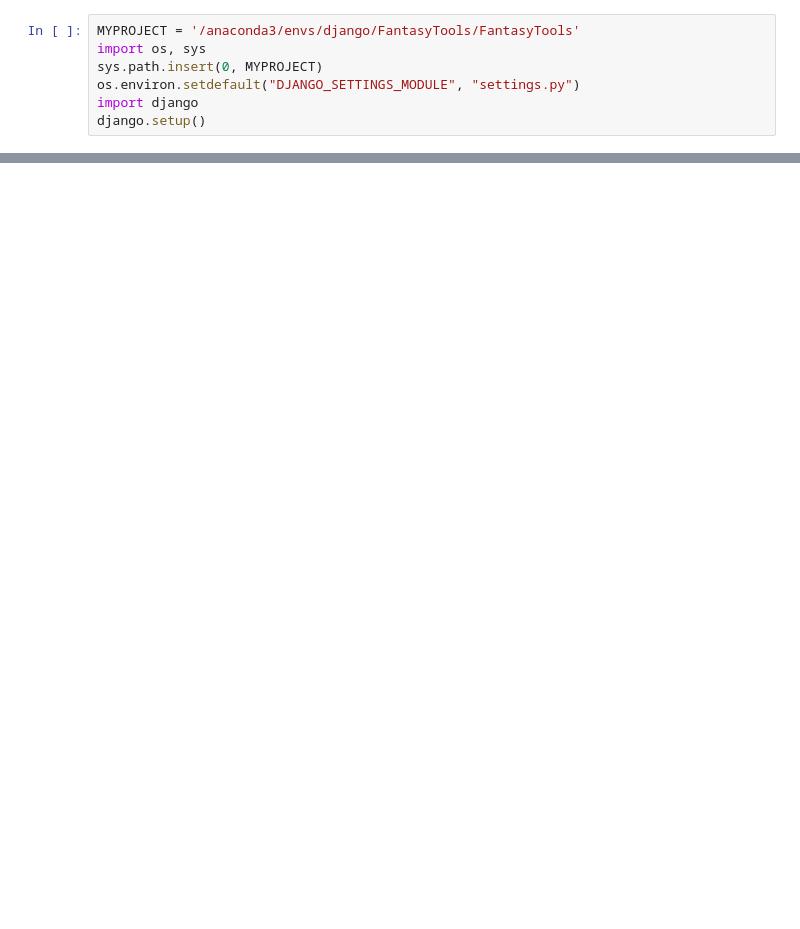
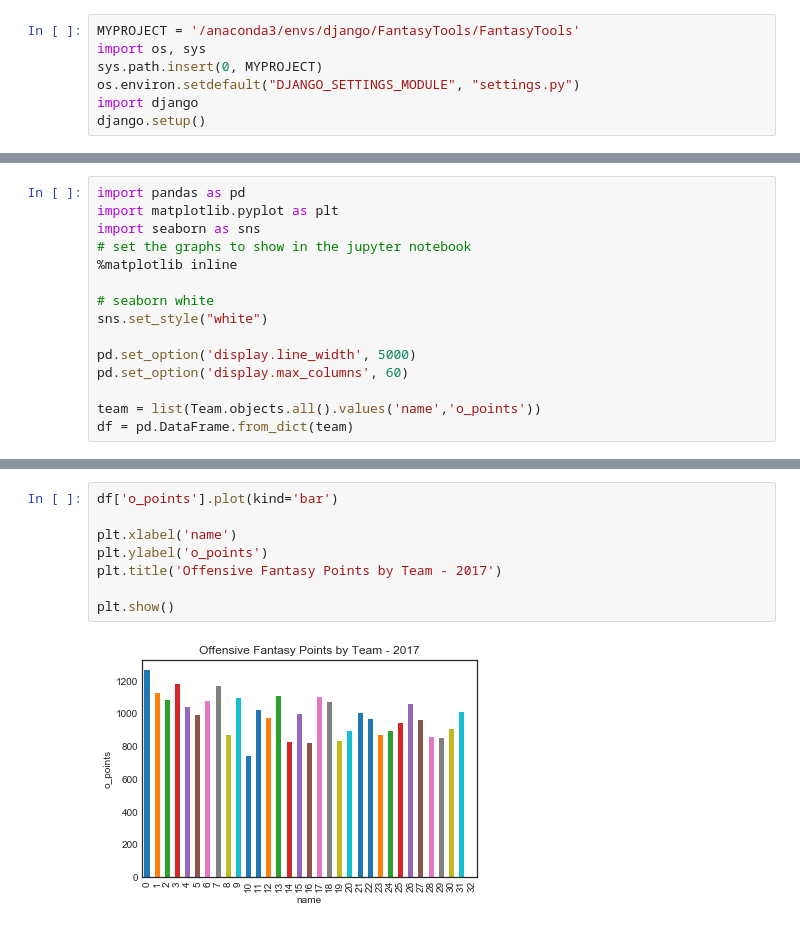
Before and after one commit to danatzko/FantasyTools, a Jupyter notebook: Team_Summary_View.ipynb, the cells around one changed output, grey strips where cells are left out. Cells and saved outputs as stored; diff of their text form; blank space fills up the shorter version.

```diff
--- a/Team_Summary_View.ipynb
+++ b/Team_Summary_View.ipynb
@@ -18,0 +10,15 @@ ModuleNotFoundError: No module named 'matplotlib'
+# %%
+import pandas as pd
+import matplotlib.pyplot as plt
+import seaborn as sns
+# set the graphs to show in the jupyter notebook
+%matplotlib inline
+
+# seaborn white
+sns.set_style("white")
+
+pd.set_option('display.line_width', 5000)
+pd.set_option('display.max_columns', 60)
+
+team = list(Team.objects.all().values('name','o_points'))
+df = pd.DataFrame.from_dict(team)
@@ -18,0 +34,10 @@ ModuleNotFoundError: No module named 'matplotlib'
+# %%
+df['o_points'].plot(kind='bar')
+
+plt.xlabel('name')
+plt.ylabel('o_points')
+plt.title('Offensive Fantasy Points by Team - 2017')
+
+plt.show()
+# %% [output]
+[figure, added]
```
Also changed, not shown: parts of 5 cells of this notebook.
